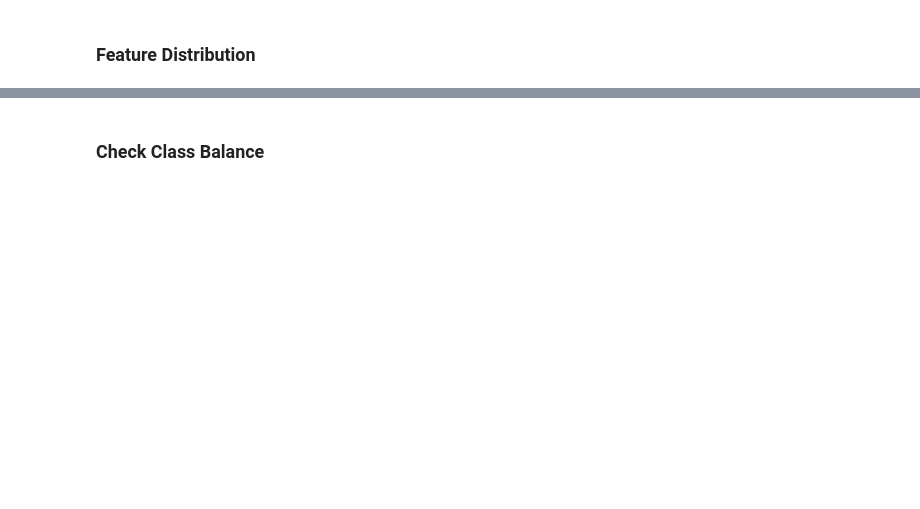
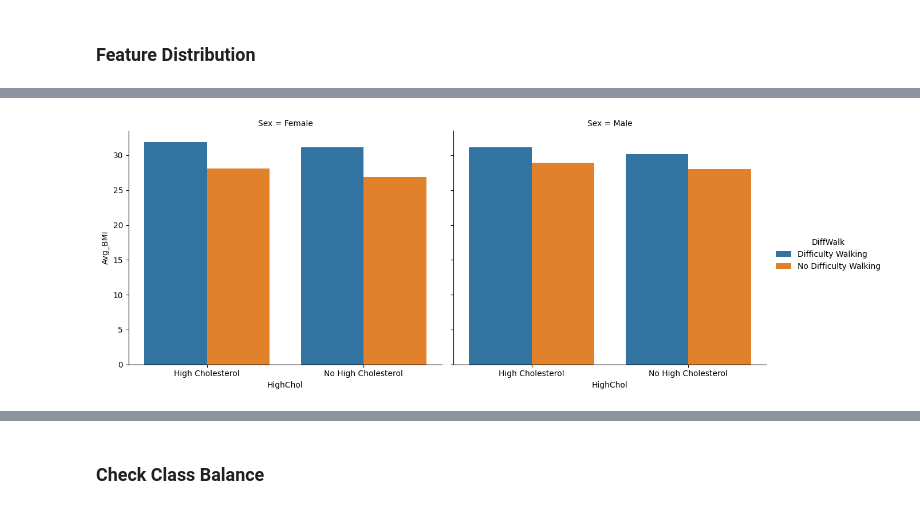
Before and after one commit to MohammedBabaqi/DiaClassifier-Benchmarking-ML-Models, a Jupyter notebook: notebooks/diabetes_classification_multiple_model_pipline.ipynb, the cells around one changed output, grey strips where cells are left out. Drawn from its saved outputs; the diff is of its cells as text; code cells hidden in the pictures; blank space fills up the shorter version.

```diff
--- a/notebooks/diabetes_classification_multiple_model_pipline.ipynb
+++ b/notebooks/diabetes_classification_multiple_model_pipline.ipynb
@@ -241,2 +320,11 @@ print(top_corr_list)
 # %% [markdown]
 ### Feature Distribution
+# %%
+analysis_df = df_eda.groupby(['Sex', 'DiffWalk', 'HighChol']).agg({
+    'Diabetes_binary': 'count',
+    'BMI': 'mean'
+}).reset_index()
+
+analysis_df.columns = ['Sex', 'DiffWalk', 'HighChol', 'Total_Count', 'Avg_BMI']
+
+print(analysis_df)
@@ -242,0 +341,14 @@ print(top_corr_list)
+# %%
+sns.catplot(
+    data=analysis_df,
+    x='HighChol',
+    y='Avg_BMI',
+    hue='DiffWalk',
+    col='Sex',
+    kind='bar',
+    height=5,
+    aspect=1.2
+)
+plt.show()
+# %% [output]
+[figure, added]
```
Also changed, not shown: parts of 22 cells of this notebook.
